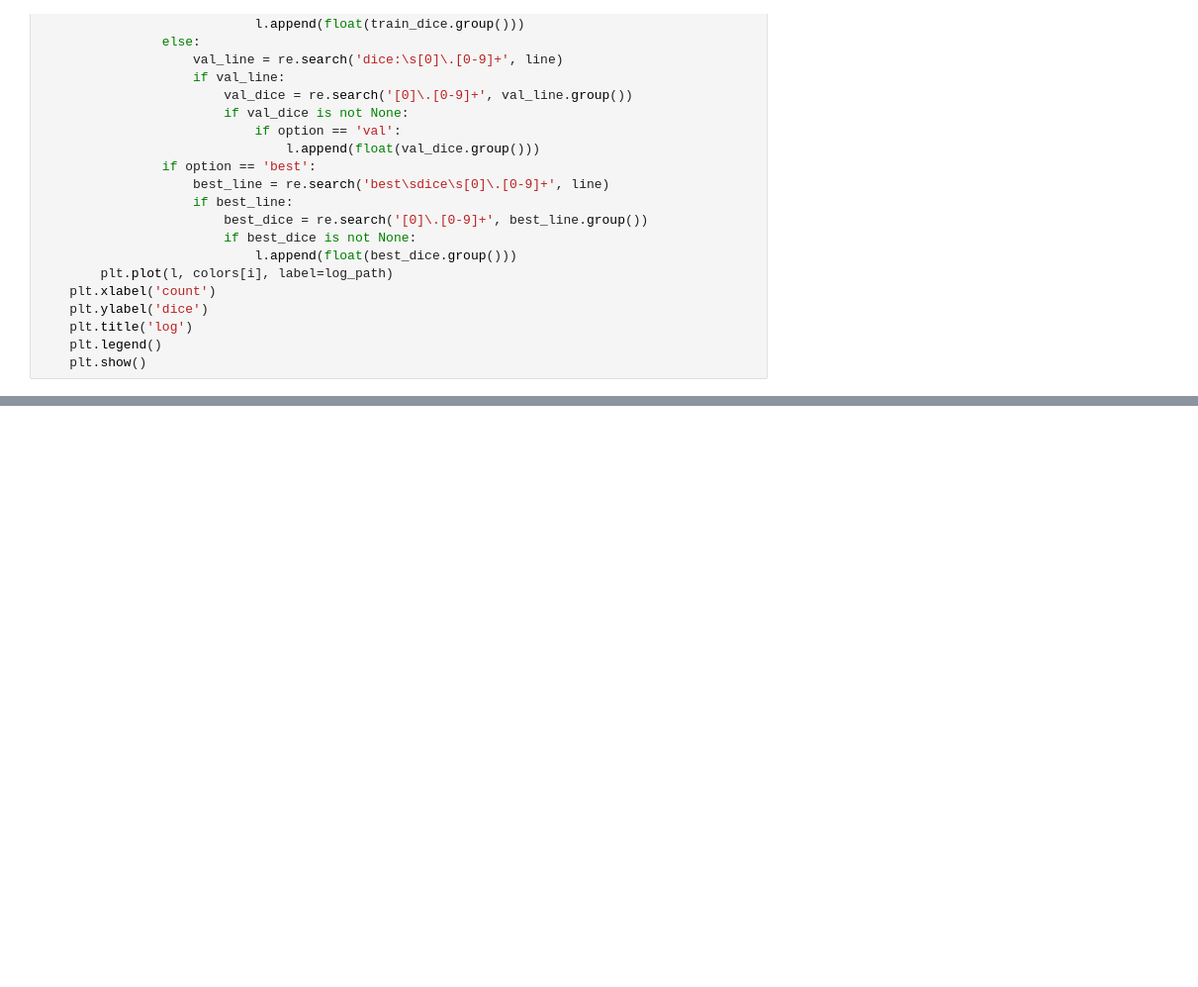
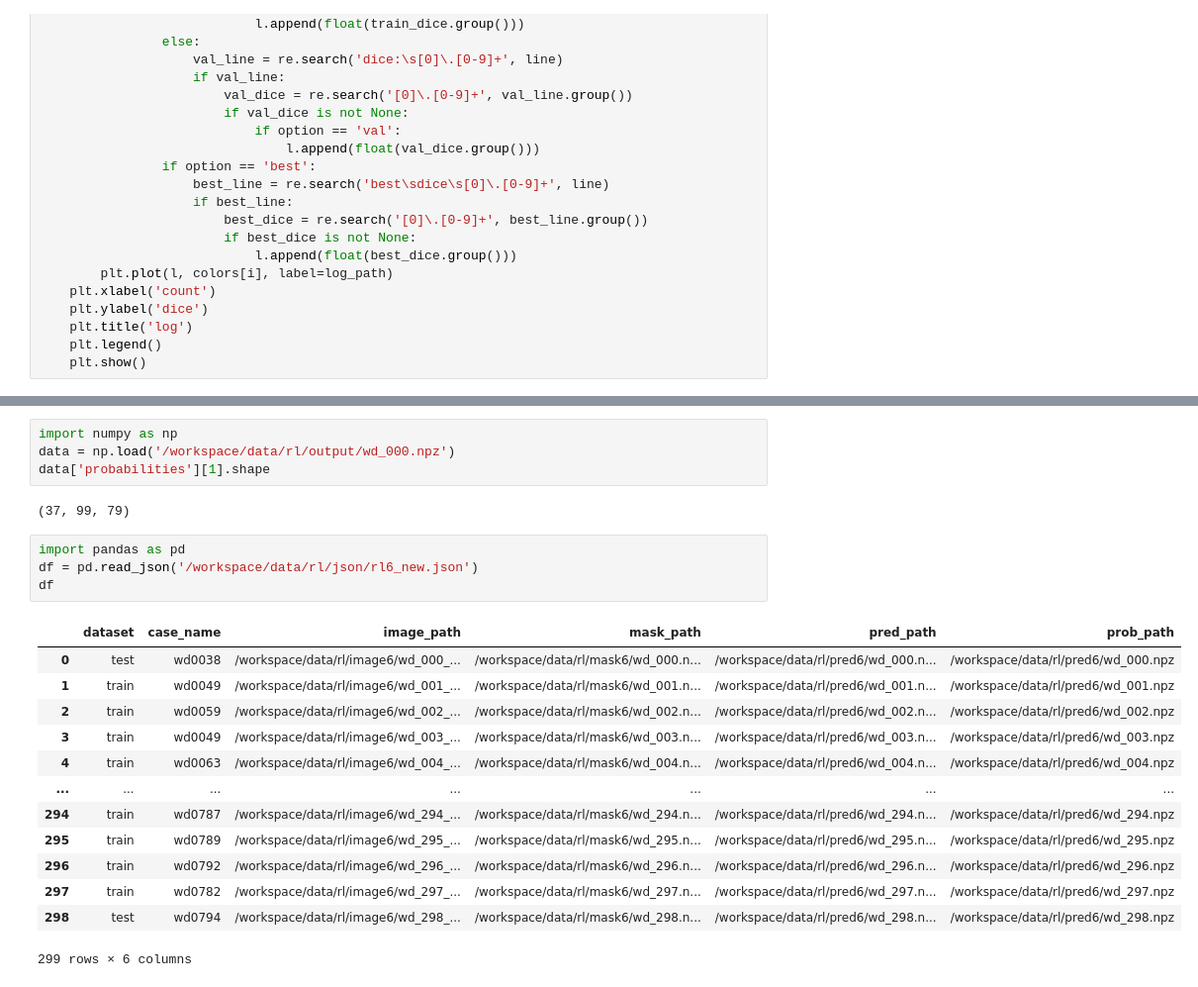
Before and after one commit to yhlujz/rl, a Jupyter notebook: rl.ipynb, the cells around one changed output, grey strips where cells are left out. Shown at 99% size. Cells and saved outputs as stored; diff of their text form; blank space fills up the shorter version.

```diff
--- a/rl.ipynb
+++ b/rl.ipynb
@@ -725,0 +777,24 @@ paint('/workspace/data/rl/log/ppo08211.log')
+# %%
+import numpy as np
+data = np.load('/workspace/data/rl/output/wd_000.npz')
+data['probabilities'][1].shape
+# %% [output]
+(37, 99, 79)
+# %%
+import pandas as pd
+df = pd.read_json('/workspace/data/rl/json/rl6_new.json')
+df
+# %% [output]
+|  | dataset | case_name | image_path | mask_path | pred_path | prob_path |
+| 0 | test | wd0038 | /workspace/data/rl/image6/wd_000_... | /workspace/data/rl/mask6/wd_000.n... | /workspace/data/rl/pred6/wd_000.n... | /workspace/data/rl/pred6/wd_000.npz |
+| 1 | train | wd0049 | /workspace/data/rl/image6/wd_001_... | /workspace/data/rl/mask6/wd_001.n... | /workspace/data/rl/pred6/wd_001.n... | /workspace/data/rl/pred6/wd_001.npz |
+| 2 | train | wd0059 | /workspace/data/rl/image6/wd_002_... | /workspace/data/rl/mask6/wd_002.n... | /workspace/data/rl/pred6/wd_002.n... | /workspace/data/rl/pred6/wd_002.npz |
+| 3 | train | wd0049 | /workspace/data/rl/image6/wd_003_... | /workspace/data/rl/mask6/wd_003.n... | /workspace/data/rl/pred6/wd_003.n... | /workspace/data/rl/pred6/wd_003.npz |
+| 4 | train | wd0063 | /workspace/data/rl/image6/wd_004_... | /workspace/data/rl/mask6/wd_004.n... | /workspace/data/rl/pred6/wd_004.n... | /workspace/data/rl/pred6/wd_004.npz |
+| ... | ... | ... | ... | ... | ... | ... |
+| 294 | train | wd0787 | /workspace/data/rl/image6/wd_294_... | /workspace/data/rl/mask6/wd_294.n... | /workspace/data/rl/pred6/wd_294.n... | /workspace/data/rl/pred6/wd_294.npz |
+| 295 | train | wd0789 | /workspace/data/rl/image6/wd_295_... | /workspace/data/rl/mask6/wd_295.n... | /workspace/data/rl/pred6/wd_295.n... | /workspace/data/rl/pred6/wd_295.npz |
+| 296 | train | wd0792 | /workspace/data/rl/image6/wd_296_... | /workspace/data/rl/mask6/wd_296.n... | /workspace/data/rl/pred6/wd_296.n... | /workspace/data/rl/pred6/wd_296.npz |
+| 297 | train | wd0782 | /workspace/data/rl/image6/wd_297_... | /workspace/data/rl/mask6/wd_297.n... | /workspace/data/rl/pred6/wd_297.n... | /workspace/data/rl/pred6/wd_297.npz |
+| 298 | test | wd0794 | /workspace/data/rl/image6/wd_298_... | /workspace/data/rl/mask6/wd_298.n... | /workspace/data/rl/pred6/wd_298.n... | /workspace/data/rl/pred6/wd_298.npz |
+299 rows × 6 columns
```
Also changed, not shown: parts of 7 cells of this notebook, 8 other files.
